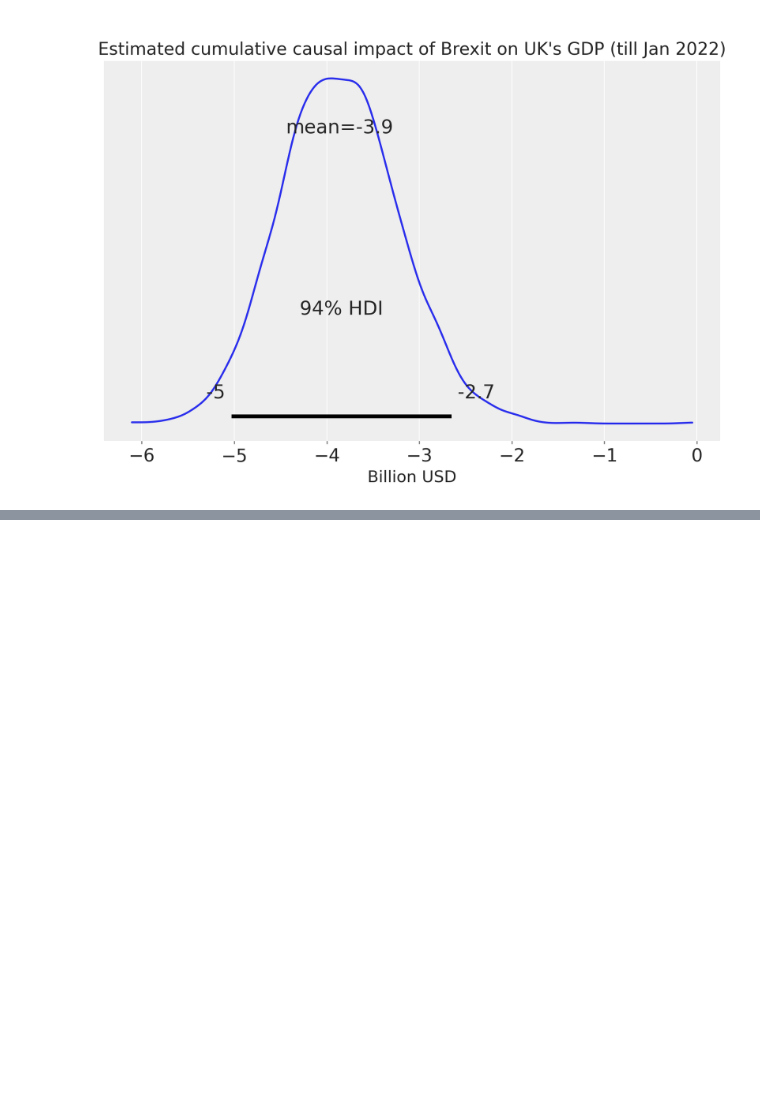
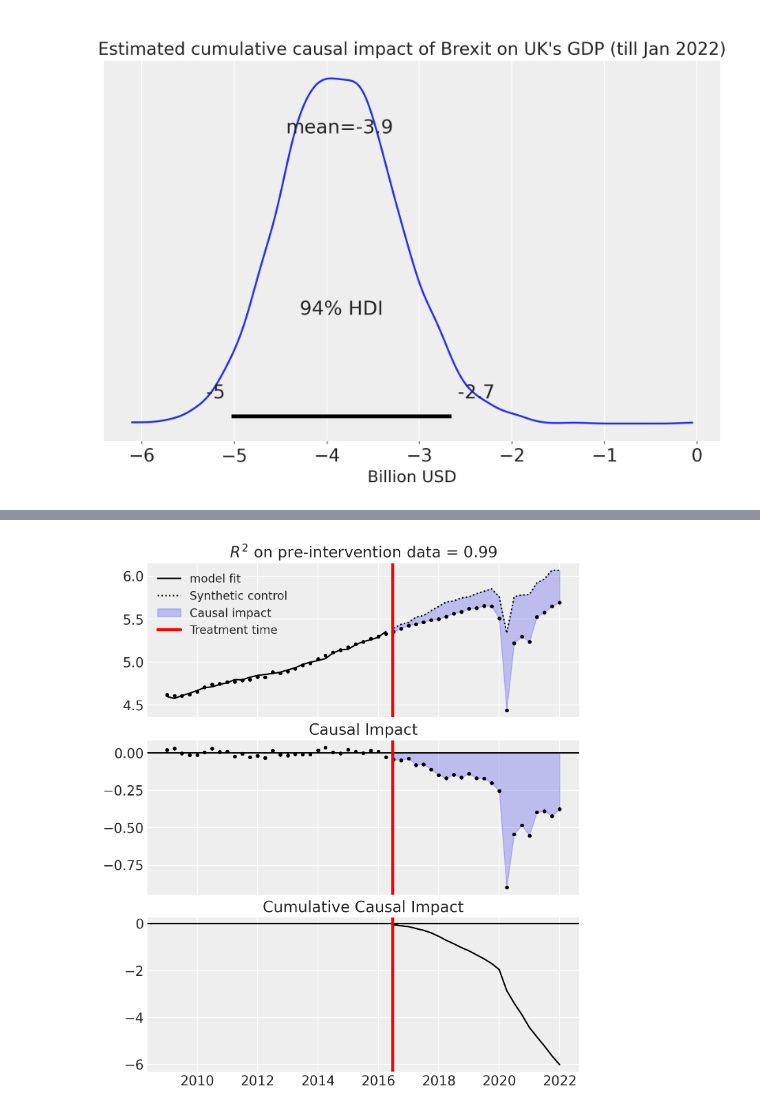
Before and after one commit to francescoamat0/causal-inference-methods, a Jupyter notebook: synthetic_control/brexit_effects.ipynb, the cells around one changed output, grey strips where cells are left out. Cells and saved outputs as stored; diff of their text form; code cells hidden in the pictures; blank space fills up the shorter version.

```diff
--- a/synthetic_control/brexit_effects.ipynb
+++ b/synthetic_control/brexit_effects.ipynb
@@ -304,0 +344,11 @@ ax.set(
+# %%
+lr_result = cp.skl_experiments.SyntheticControl(
+    df_filtered,
+    treatment_time,
+    formula=formula_filtered,
+    model=LinearRegression(positive=True),
+)
+# %%
+fig, ax = lr_result.plot()
+# %% [output]
+[figure, added]
```
Also changed, not shown: parts of 22 cells of this notebook.
